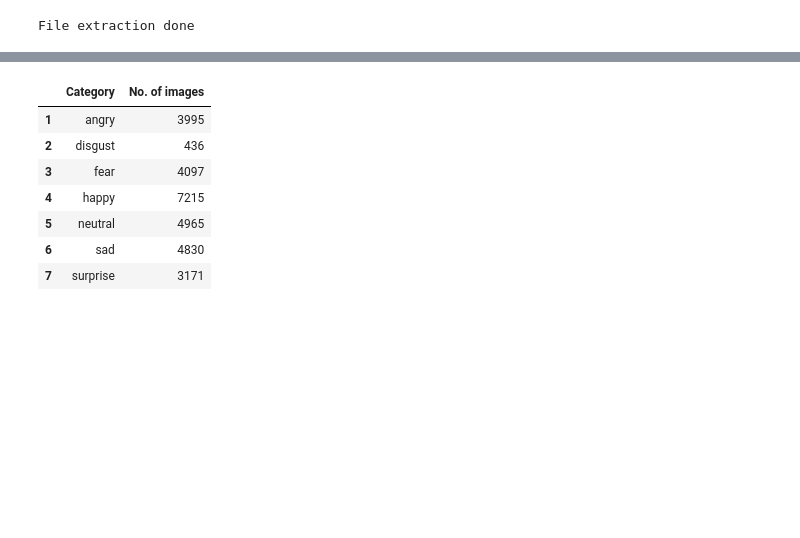
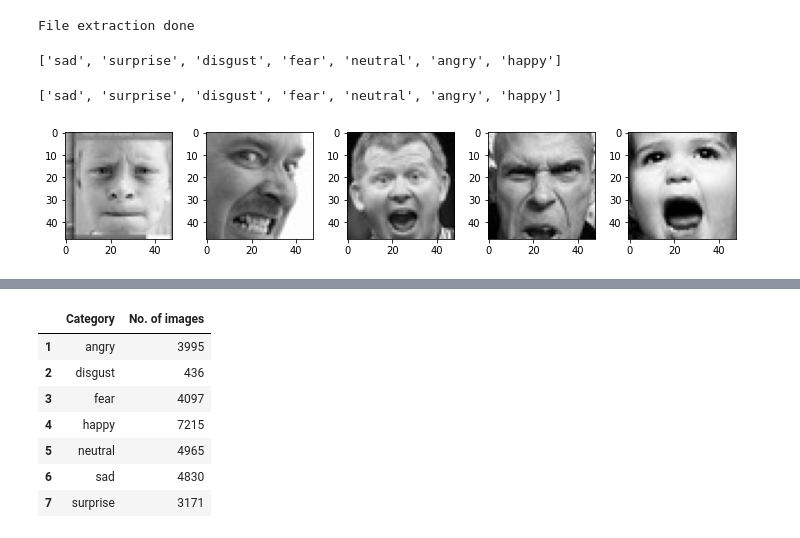
Before and after one commit to Sharath2021/-LIVE-CLASS-MONITORING-SYSTEM-Face-Emotion-Recognition-, a Jupyter notebook: LIVE_CLASS_MONITORING_SYSTEM(Face_Emotion_Recognition).ipynb, the cells around one changed output, grey strips where cells are left out. Drawn from its saved outputs; the diff is of its cells as text; code cells hidden in the pictures; blank space fills up the shorter version.

```diff
--- a/LIVE_CLASS_MONITORING_SYSTEM(Face_Emotion_Recognition).ipynb
+++ b/LIVE_CLASS_MONITORING_SYSTEM(Face_Emotion_Recognition).ipynb
@@ -43,3 +43,37 @@ with ZipFile(file_name, 'r') as zip:
   print('File extraction done')
 # %% [output]
 File extraction done
+# %%
+#test and train data
+test_data = '/content/fer13/test'
+train_data = '/content/fer13/train'
+# %%
+#list the directory of test path
+os.listdir(test_data)
+# %% [output]
+['sad', 'surprise', 'disgust', 'fear', 'neutral', 'angry', 'happy']
+# %%
+#list the directory of train path
+os.listdir(train_data)
+# %% [output]
+['sad', 'surprise', 'disgust', 'fear', 'neutral', 'angry', 'happy']
+# %%
+#define a function to plot some images from different classes
+
+def plot_images(img_dir, top=10):
+    all_img_dirs = os.listdir(img_dir)
+    img_files = [os.path.join(img_dir, file) for file in all_img_dirs][:5]
+
+    plt.figure(figsize=(10, 10))
+
+    for idx, img_path in enumerate(img_files):
+        plt.subplot(5, 5, idx+1)
+
+        img = plt.imread(img_path)
+        plt.tight_layout()
+        plt.imshow(img, cmap='gray')
+# %%
+#sample images of angry class
+plot_images(train_data+'/angry')
+# %% [output]
+[figure, added]
```
Also changed, not shown: parts of 14 cells of this notebook.
